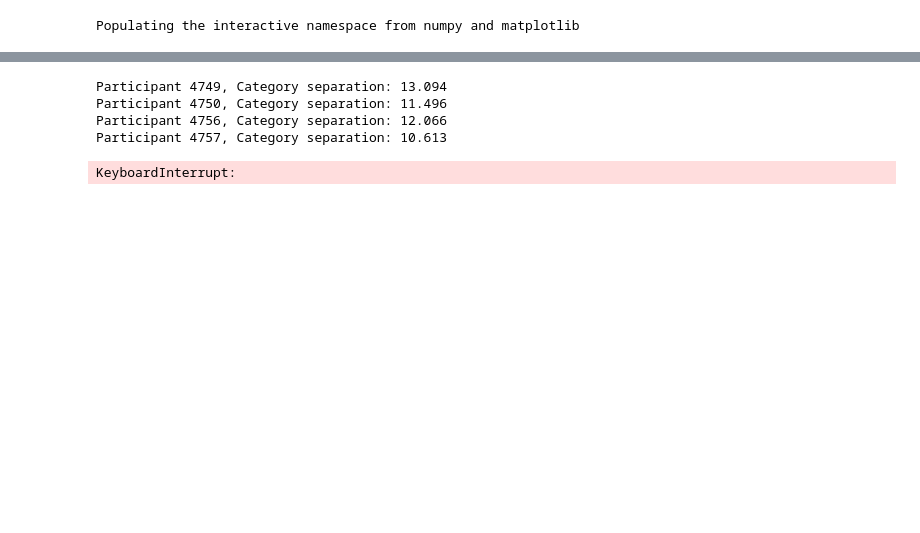
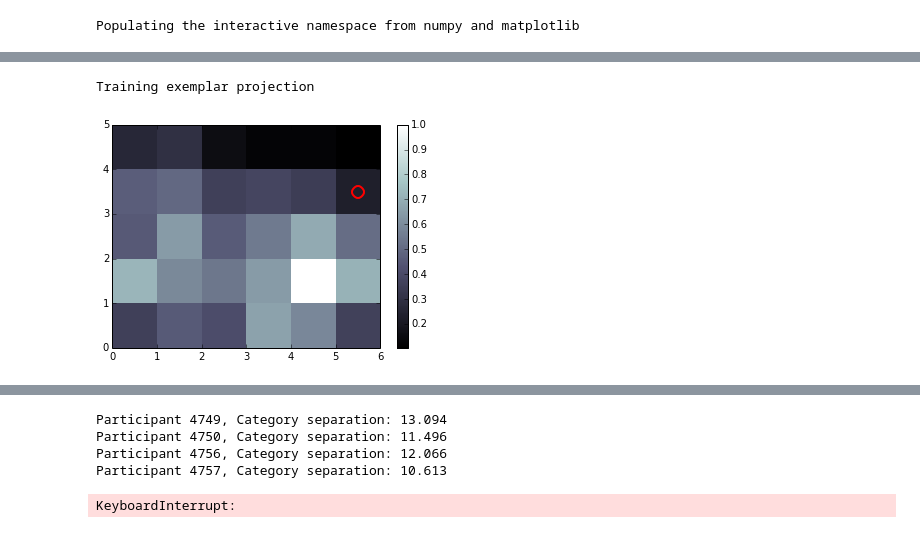
Before and after one commit to sriveravi/som, a Jupyter notebook: runSOM2.ipynb, the cells around one changed output, grey strips where cells are left out. Cells and saved outputs as stored; diff of their text form; code cells hidden in the pictures; blank space fills up the shorter version.

```diff
--- a/runSOM2.ipynb
+++ b/runSOM2.ipynb
@@ -240,3 +311,12 @@ pred, true
+# %%
+f = '4750.csv'
+# mod = SOM( f, learning_rate=.3 )
+# mod.show()
+mod.trainOne()
+mod.show(mod.dataIdx)
+# %% [output]
+Training exemplar projection
+[figure, added]
 # %%
 # how to use
 # fileDir = '../../KARS_reinf/Python/FeatSeenBySub/'
```
Also changed, not shown: parts of 10 cells of this notebook.
